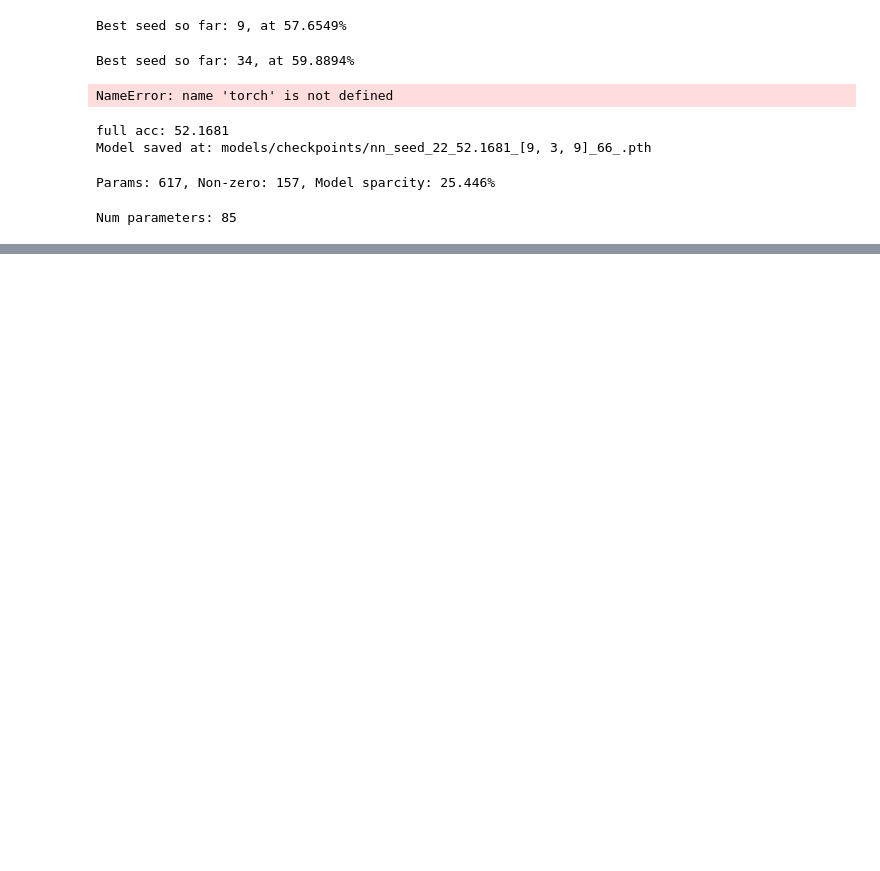
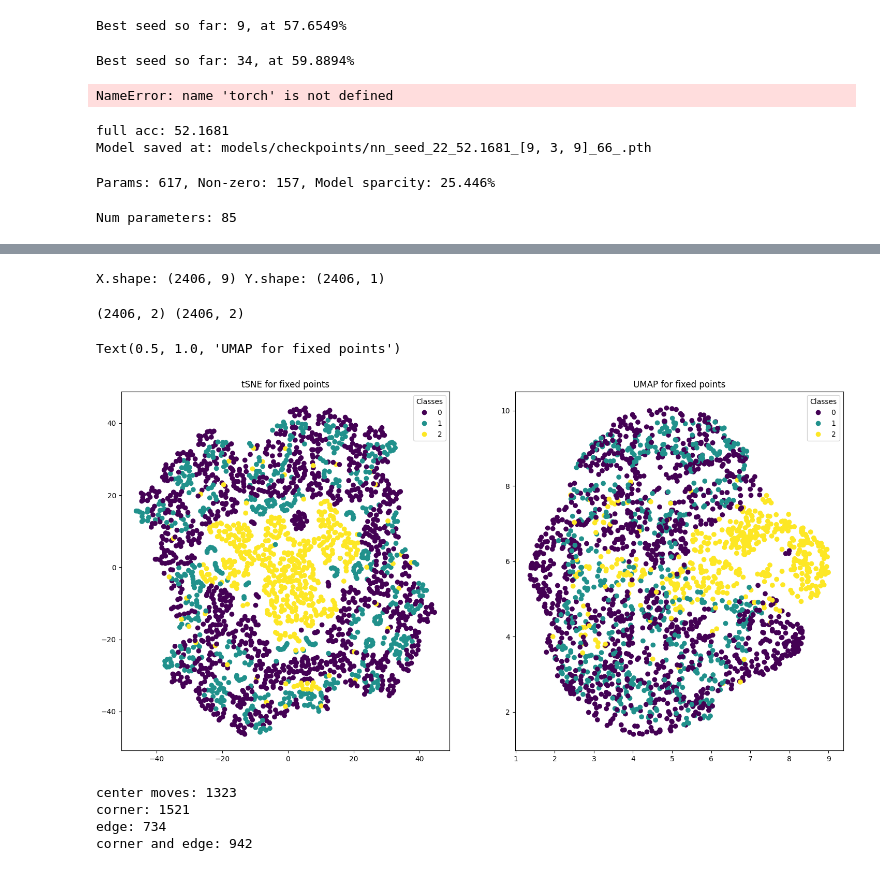
Before and after one commit to JackHanke/smalltictactoe, a Jupyter notebook: workspace.ipynb, the cells around one changed output, grey strips where cells are left out. Saved outputs shown, nothing was run; the diff lists cells and outputs as text; code cells hidden in the pictures; blank space fills up the shorter version.

```diff
--- a/workspace.ipynb
+++ b/workspace.ipynb
@@ -210,3 +171,7 @@ num_params = sum(p.numel() for p in model2.parameters())
 print(f'Num parameters: {num_params}')
 # %% [output]
 Num parameters: 85
+# %%
+import json
+with open('data/fixed_states.json', 'rb') as f:
+    states_dict = json.load(f)
@@ -212,0 +193,47 @@ Num parameters: 85
+# %%
+import numpy as np
+data = np.loadtxt('data/fixed_arr.txt')
+X, Y = data[:, :9], data[:, 9:]
+print(f'X.shape: {X.shape} Y.shape: {Y.shape}')
+# %% [output]
+X.shape: (2406, 9) Y.shape: (2406, 1)
+# %%
+sym_map = {
+    0:0,
+    1:1,
+    2:0,
+    3:1,
+    4:2,
+    5:1,
+    6:0,
+    7:1,
+    8:0,
+}
+
+mapped_Y = []
+for elem in Y:
+    mapped_Y.append([sym_map[elem[0]]])
+mapped_Y = np.array(mapped_Y)
+# %%
+import sklearn
+from sklearn.manifold import TSNE
+import matplotlib.pyplot as plt
+import umap
+
+tsne = TSNE()
+
+tsne_embeds = tsne.fit_transform(X)
+umap_embeds = umap.UMAP().fit_transform(X)
+print(tsne_embeds.shape, umap_embeds.shape)
+
+fig, (ax1, ax2) = plt.subplots(1,2, figsize=(18,9))
+scatter = ax1.scatter(tsne_embeds[:, 0], tsne_embeds[:, 1], c=mapped_Y, cmap='viridis')
+legend = ax1.legend(*scatter.legend_elements(), title="Classes")
+ax1.set_title(f'tSNE for fixed points')
+scatter = ax2.scatter(umap_embeds[:, 0], umap_embeds[:, 1], c=mapped_Y, cmap='viridis')
+legend = ax2.legend(*scatter.legend_elements(), title="Classes")
+ax2.set_title(f'UMAP for fixed points')
+# %% [output]
+(2406, 2) (2406, 2)
+Text(0.5, 1.0, 'UMAP for fixed points')
+[figure, added]
@@ -212,0 +246,20 @@ Num parameters: 85
+# %%
+hist = [0,0,0,0]
+for state, moves in all_states.items():
+    if 4 in moves: hist[0] += 1
+    elif (0 in moves or 2 in moves or 6 in moves or 8 in moves) and (1 in moves or 3 in moves or 5 in moves or 7 in moves): hist[3] += 1
+    elif (0 in moves or 2 in moves or 6 in moves or 8 in moves): hist[1] += 1
+    elif (1 in moves or 3 in moves or 5 in moves or 7 in moves): hist[2] += 1
+
+hist_str = f'''
+center moves: {hist[0]}
+corner: {hist[1]}
+edge: {hist[2]}
+corner and edge: {hist[3]}
+'''
+print(hist_str)
+# %% [output]
+center moves: 1323
+corner: 1521
+edge: 734
+corner and edge: 942
```
Also changed, not shown: parts of 16 cells of this notebook, 4 other files.
